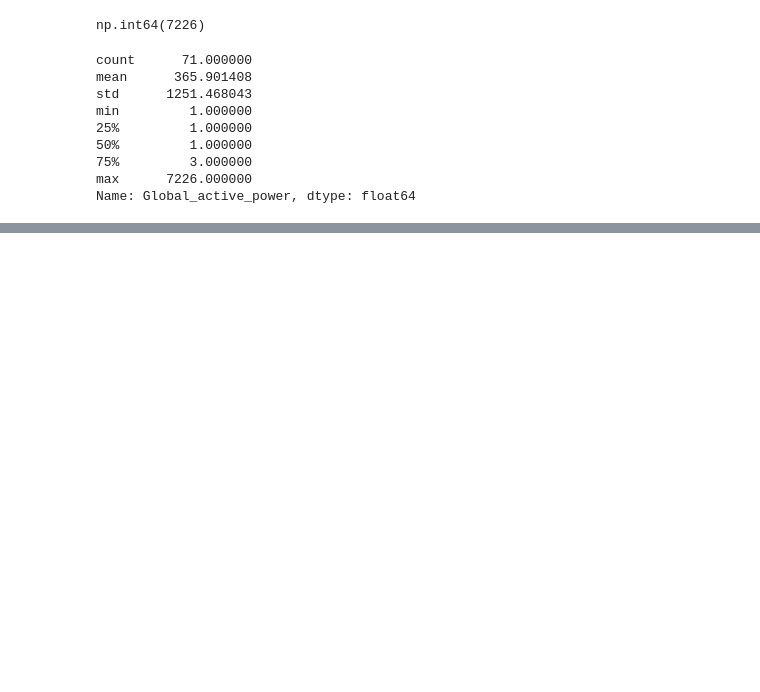
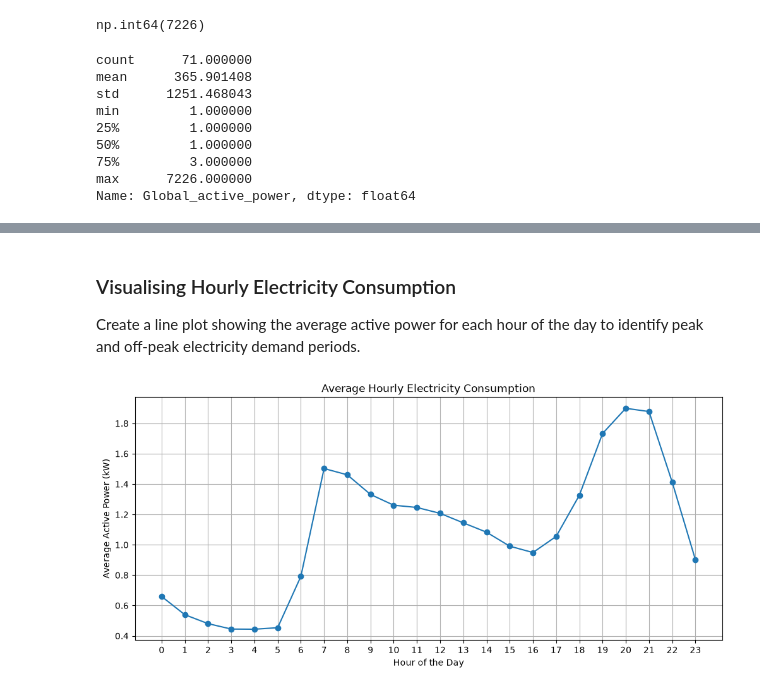
Before and after one commit to omarelnahrawy2025/data-cleaning-practice, a Jupyter notebook: practical-data-cleaning.ipynb, the cells around one changed output, grey strips where cells are left out. Drawn from its saved outputs; the diff is of its cells as text; code cells hidden in the pictures; blank space fills up the shorter version.

Commit message:
Add files via upload
Complete household electricity data cleaning, analysis and visualisation

```diff
--- a/practical-data-cleaning.ipynb
+++ b/practical-data-cleaning.ipynb
@@ -117,0 +279,11 @@ Name: Global_active_power, dtype: float64
+# %%
+# Create a cleaned DataFrame by excluding missing measurements
+df_clean = df.dropna(subset=measurement_cols).copy()
+
+# Display the number of rows before and after removal
+print("Original rows:", len(df))
+print("Remaining rows:", len(df_clean))
+print("Removed rows:", len(df) - len(df_clean))
+
+# Check remaining missing values
+df_clean.isnull().sum()
@@ -117,0 +615,9 @@ Name: Global_active_power, dtype: float64
+# %%
+# Extract the hour from each timestamp
+df_clean['Hour'] = df_clean['Datetime'].dt.hour
+
+# Calculate average active power for each hour of the day
+hourly_consumption = df_clean.groupby('Hour')['Global_active_power'].mean()
+
+# Display the hourly average power
+hourly_consumption
@@ -117,0 +642,34 @@ Name: Global_active_power, dtype: float64
+# %% [markdown]
+### Visualising Hourly Electricity Consumption
+
+Create a line plot showing the average active power
+for each hour of the day to identify peak and
+off-peak electricity demand periods.
+# %%
+import matplotlib.pyplot as plt
+
+# Set the figure size
+plt.figure(figsize=(12, 5))
+
+# Plot average power for each hour
+plt.plot(
+    hourly_consumption.index,
+    hourly_consumption.values,
+    marker='o'
+)
+
+# Add title and axis labels
+plt.title('Average Hourly Electricity Consumption')
+plt.xlabel('Hour of the Day')
+plt.ylabel('Average Active Power (kW)')
+
+# Display all 24 hours on the x-axis
+plt.xticks(range(24))
+
+# Add grid lines
+plt.grid(True)
+
+# Display the plot
+plt.show()
+# %% [output]
+[figure, added]
```
Also changed, not shown: parts of 57 cells of this notebook.
